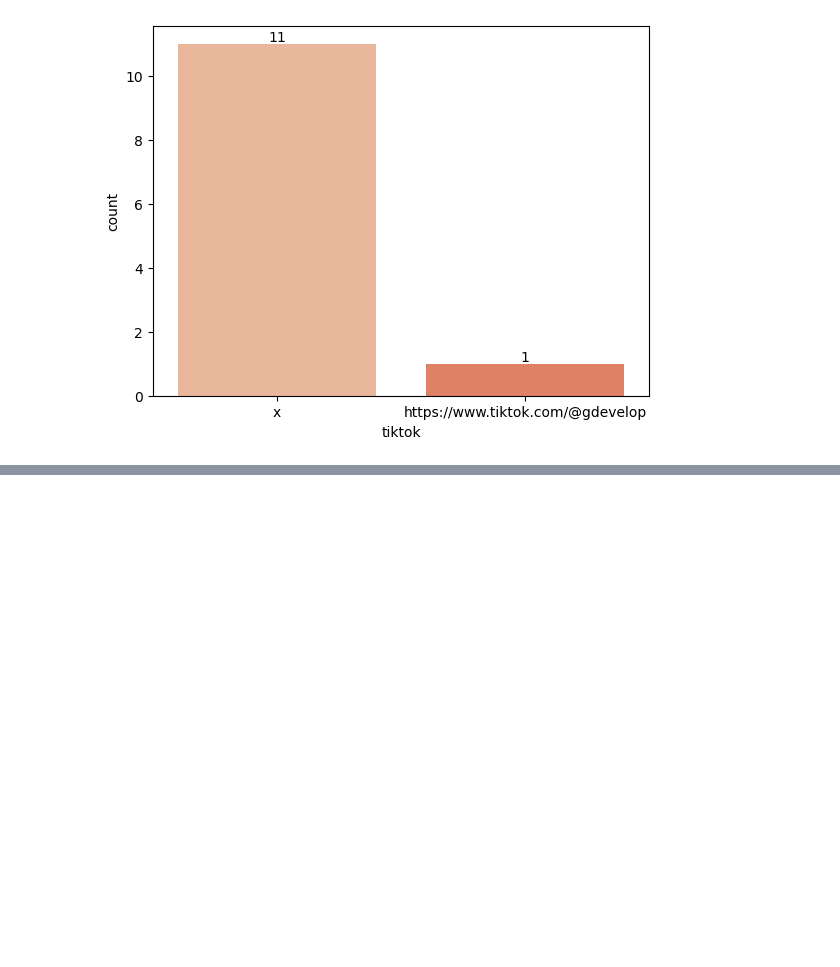
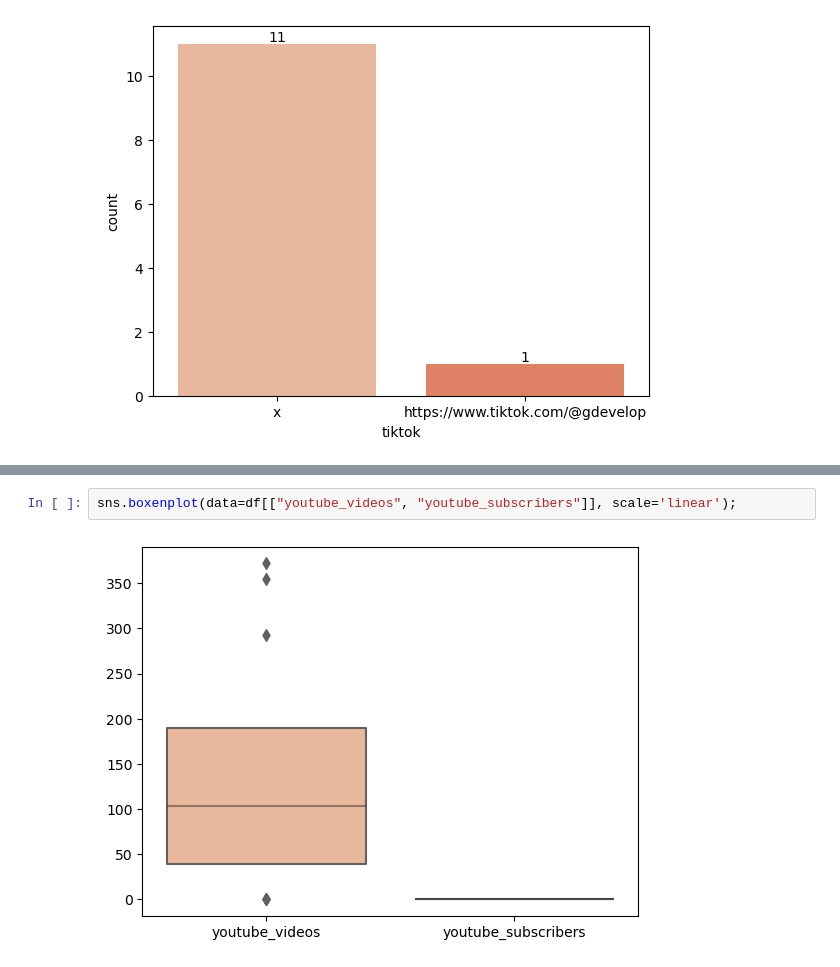
Before and after one commit to Galya777/GameEngineClassification, a Jupyter notebook: GameEngineClassification.ipynb, the cells around one changed output, grey strips where cells are left out. Cells and saved outputs as stored; diff of their text form; blank space fills up the shorter version.

```diff
--- a/GameEngineClassification.ipynb
+++ b/GameEngineClassification.ipynb
@@ -232,0 +377,4 @@ ValueError: zero-size array to reduction operation fmin which has no identity
+# %%
+sns.boxenplot(data=df[["youtube_videos", "youtube_subscribers"]], scale='linear');
+# %% [output]
+[figure, added]
```
Also changed, not shown: parts of 26 cells of this notebook.
